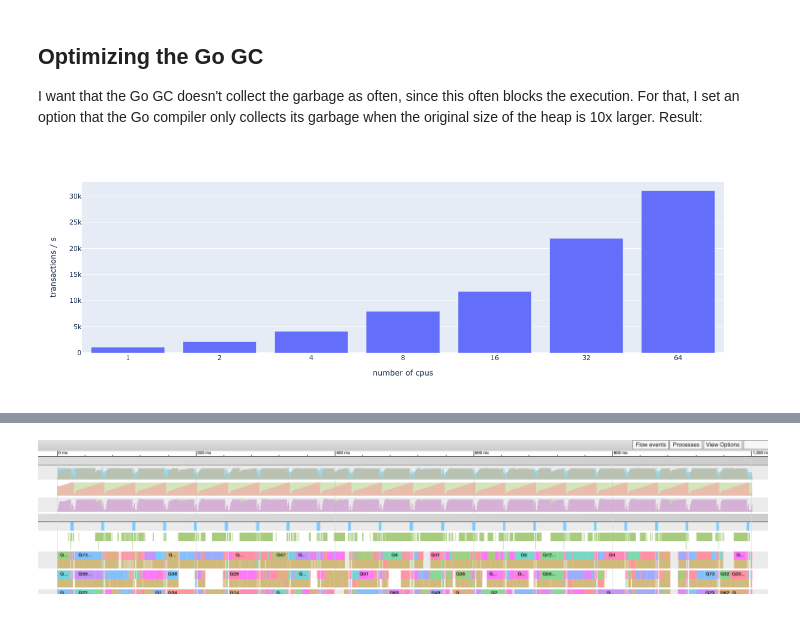
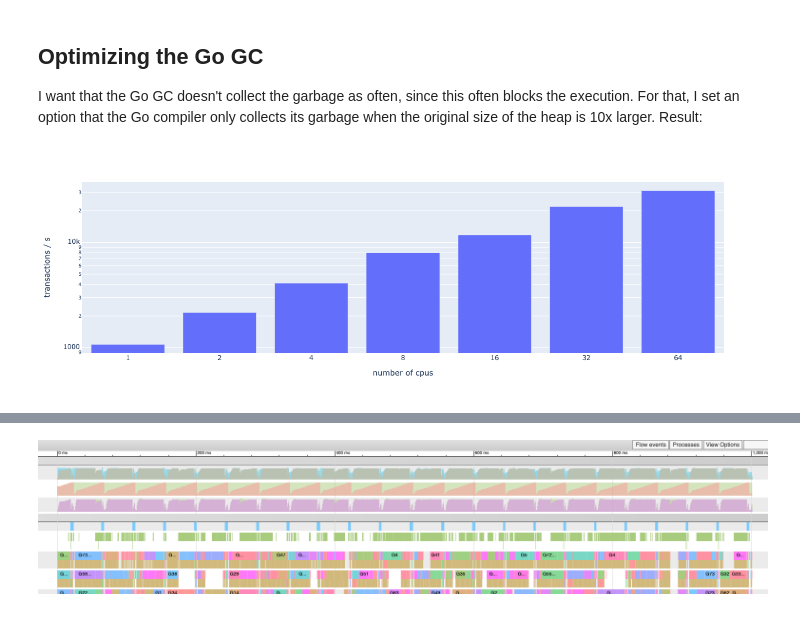
Before and after one commit to mmathys/acfts, a Jupyter notebook: docs/notebook/server-routine/server-routine.ipynb, the cells around one changed output, grey strips where cells are left out. Cells and saved outputs as stored; diff of their text form; code cells hidden in the pictures.

```diff
--- a/docs/notebook/server-routine/server-routine.ipynb
+++ b/docs/notebook/server-routine/server-routine.ipynb
@@ -103,14 +103,14 @@ I want that the Go GC doesn't collect the garbage as often, since this often blo
 # %%
 d = pd.read_csv("data3.csv")
 
 fig = px.bar(x=d["cpus"], y=1/(d["nsop"]*10**-9))
-fig.update_layout(xaxis_type='category' yaxis_type="log")
+fig.update_layout(xaxis_type='category', yaxis_type='log')
 fig.update_yaxes(title_text="transactions / s")
 fig.update_xaxes(title_text="number of cpus")
 
 fig.show()
 # %% [output]
-[figure, old version]
+[figure, new version]
 # %% [markdown]
 ![htop.png](attachment:htop.png)
 # %% [markdown]
```
Also changed, not shown: 1 other file.
